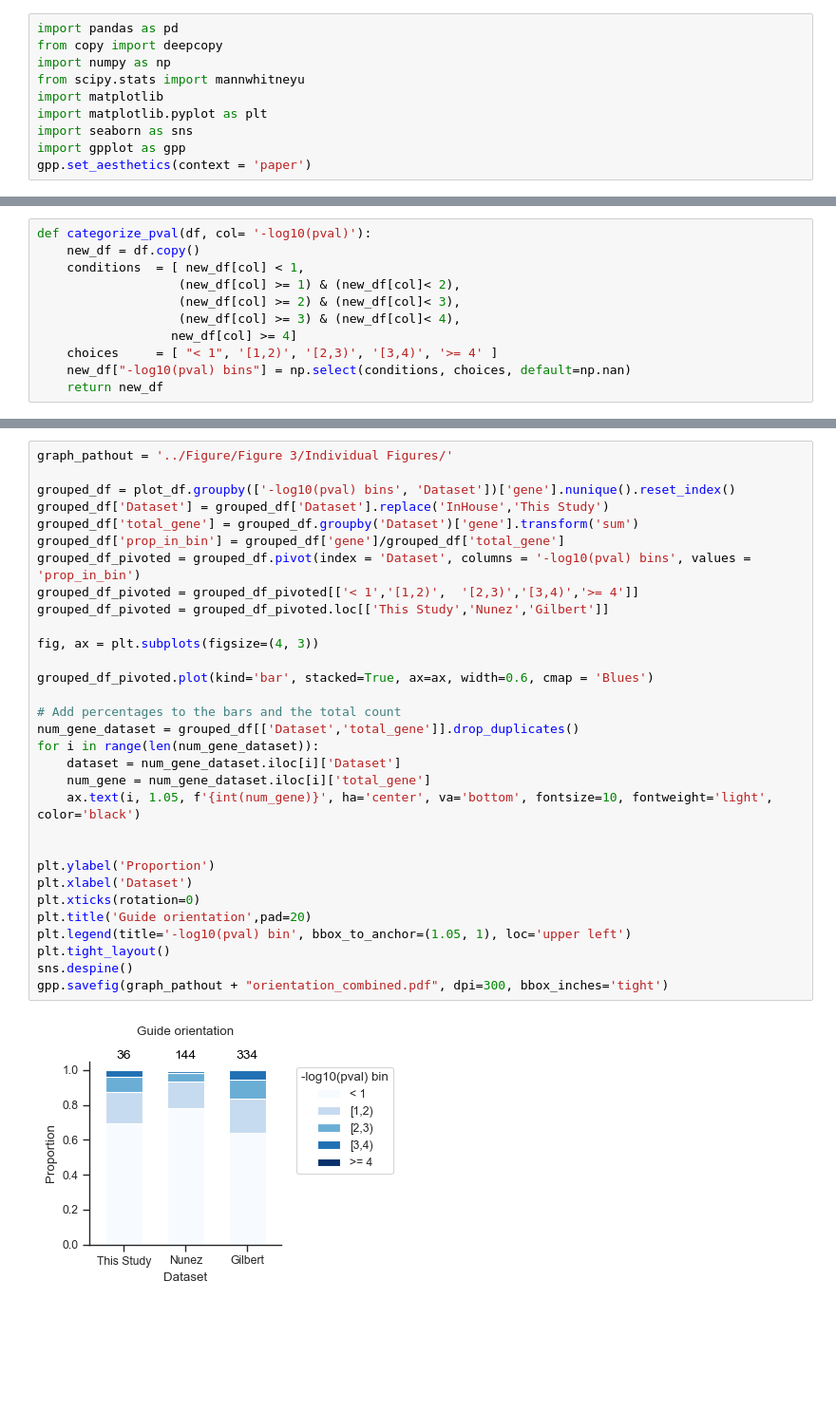
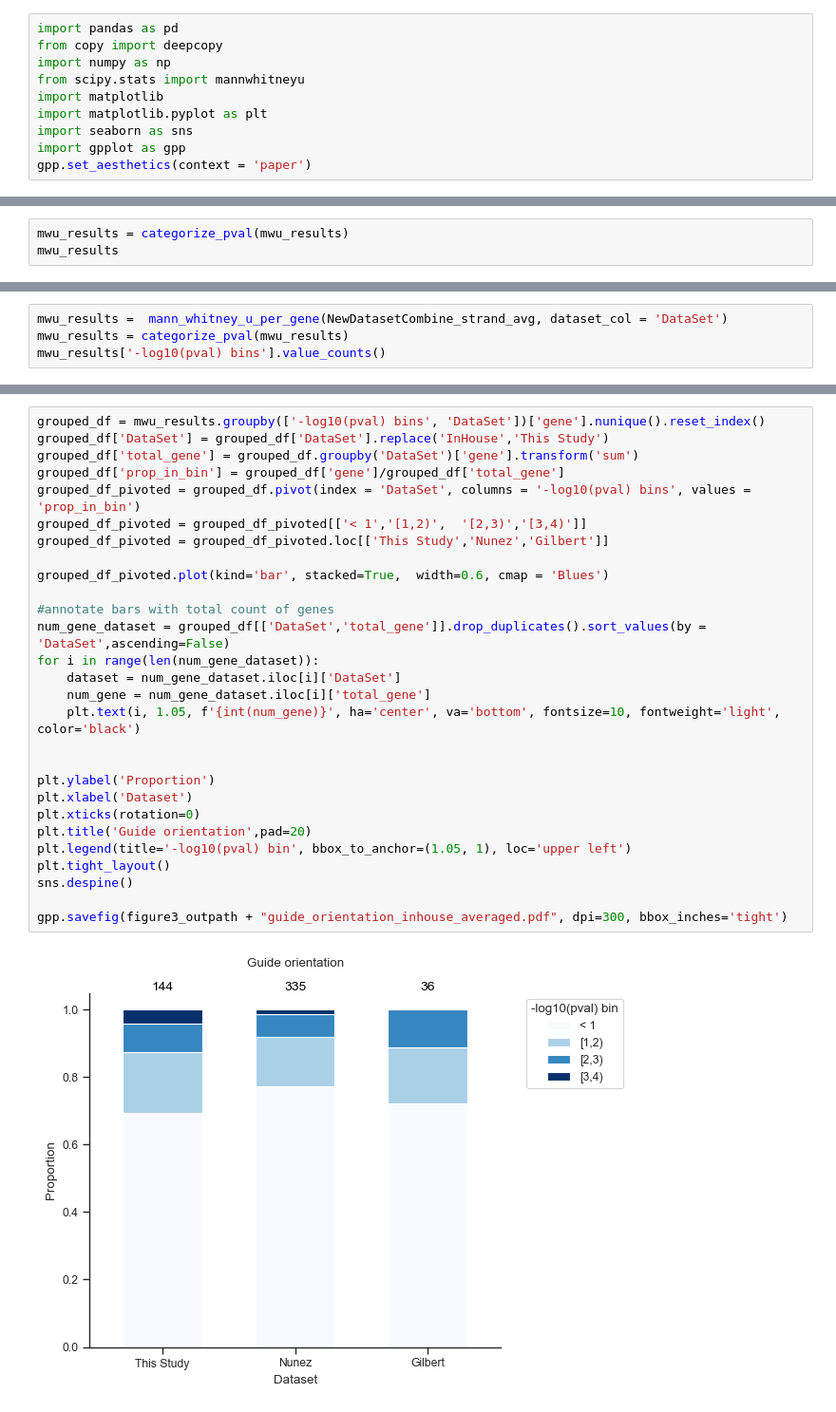
Before and after one commit to ssrikant2/Katsano-Manuscript, a Jupyter notebook: Notebooks/04-Assessing Predictive Features of CRISPRi Guide Activity/02_Guide_Orientation.ipynb, the cells around one changed output, grey strips where cells are left out. Shown: that part at 95% size. Drawn from its saved outputs; the diff is of its cells as text; blank space fills up the shorter version.

Commit message:
rs3seq, guide orientation, and tss offset all done

```diff
--- a/Notebooks/04-Assessing Predictive Features of CRISPRi Guide Activity/02_Guide_Orientation.ipynb
+++ b/Notebooks/04-Assessing Predictive Features of CRISPRi Guide Activity/02_Guide_Orientation.ipynb
@@ -123,0 +131,3 @@ Name: count, Length: 469, dtype: int64
+# %%
+mwu_results = categorize_pval(mwu_results)
+mwu_results
@@ -297,11 +192,0 @@ SNW1 does not satisify the sample size
-# %%
-def categorize_pval(df, col= '-log10(pval)'):
-    new_df = df.copy()
-    conditions  = [ new_df[col] < 1,
-                   (new_df[col] >= 1) & (new_df[col]< 2),
-                   (new_df[col] >= 2) & (new_df[col]< 3),
-                   (new_df[col] >= 3) & (new_df[col]< 4),
-                  new_df[col] >= 4]
-    choices     = [ "< 1", '[1,2)', '[2,3)', '[3,4)', '>= 4' ]
-    new_df["-log10(pval) bins"] = np.select(conditions, choices, default=np.nan)
-    return new_df
@@ -324,0 +193,4 @@ plot_df
+# %%
+mwu_results =  mann_whitney_u_per_gene(NewDatasetCombine_strand_avg, dataset_col = 'DataSet')
+mwu_results = categorize_pval(mwu_results)
+mwu_results['-log10(pval) bins'].value_counts()
@@ -325,33 +204,30 @@ plot_df
 # %%
-graph_pathout = '../Figure/Figure 3/Individual Figures/'
-
-grouped_df = plot_df.groupby(['-log10(pval) bins', 'Dataset'])['gene'].nunique().reset_index()
-grouped_df['Dataset'] = grouped_df['Dataset'].replace('InHouse','This Study')
-grouped_df['total_gene'] = grouped_df.groupby('Dataset')['gene'].transform('sum')
+grouped_df = mwu_results.groupby(['-log10(pval) bins', 'DataSet'])['gene'].nunique().reset_index()
+grouped_df['DataSet'] = grouped_df['DataSet'].replace('InHouse','This Study')
+grouped_df['total_gene'] = grouped_df.groupby('DataSet')['gene'].transform('sum')
 grouped_df['prop_in_bin'] = grouped_df['gene']/grouped_df['total_gene']
-grouped_df_pivoted = grouped_df.pivot(index = 'Dataset', columns = '-log10(pval) bins', values = 'prop_in_bin')
-grouped_df_pivoted = grouped_df_pivoted[['< 1','[1,2)',  '[2,3)','[3,4)','>= 4']]
+grouped_df_pivoted = grouped_df.pivot(index = 'DataSet', columns = '-log10(pval) bins', values = 'prop_in_bin')
+grouped_df_pivoted = grouped_df_pivoted[['< 1','[1,2)',  '[2,3)','[3,4)']]
 grouped_df_pivoted = grouped_df_pivoted.loc[['This Study','Nunez','Gilbert']]
 
-fig, ax = plt.subplots(figsize=(4, 3))
+grouped_df_pivoted.plot(kind='bar', stacked=True,  width=0.6, cmap = 'Blues')
 
-grouped_df_pivoted.plot(kind='bar', stacked=True, ax=ax, width=0.6, cmap = 'Blues')
-
-# Add percentages to the bars and the total count
-num_gene_dataset = grouped_df[['Dataset','total_gene']].drop_duplicates()
+#annotate bars with total count of genes
+num_gene_dataset = grouped_df[['DataSet','total_gene']].drop_duplicates().sort_values(by = 'DataSet',ascending=False)
 for i in range(len(num_gene_dataset)):
-    dataset = num_gene_dataset.iloc[i]['Dataset']
+    dataset = num_gene_dataset.iloc[i]['DataSet']
     num_gene = num_gene_dataset.iloc[i]['total_gene']
-    ax.text(i, 1.05, f'{int(num_gene)}', ha='center', va='bottom', fontsize=10, fontweight='light', color='black')
+    plt.text(i, 1.05, f'{int(num_gene)}', ha='center', va='bottom', fontsize=10, fontweight='light', color='black')
 
 
 plt.ylabel('Proportion')
 plt.xlabel('Dataset')
 plt.xticks(rotation=0)
 plt.title('Guide orientation',pad=20)
 plt.legend(title='-log10(pval) bin', bbox_to_anchor=(1.05, 1), loc='upper left')
 plt.tight_layout()
 sns.despine()
-gpp.savefig(graph_pathout + "orientation_combined.pdf", dpi=300, bbox_inches='tight')
+
+gpp.savefig(figure3_outpath + "guide_orientation_inhouse_averaged.pdf", dpi=300, bbox_inches='tight')
 # %% [output]
-[figure, old version]
+[figure, new version]
```
Also changed, not shown: parts of 28 cells of this notebook, 9 other files.
